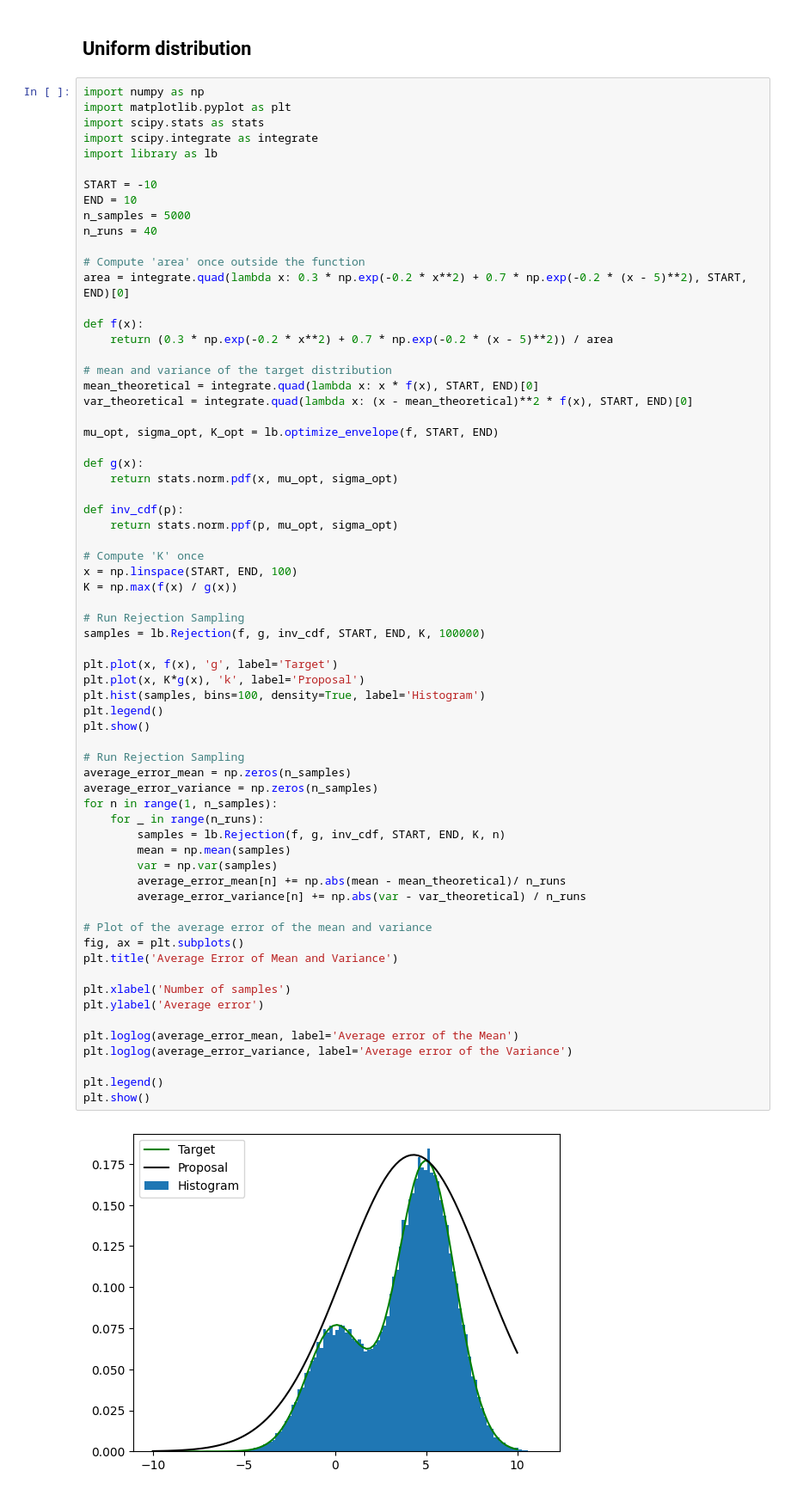
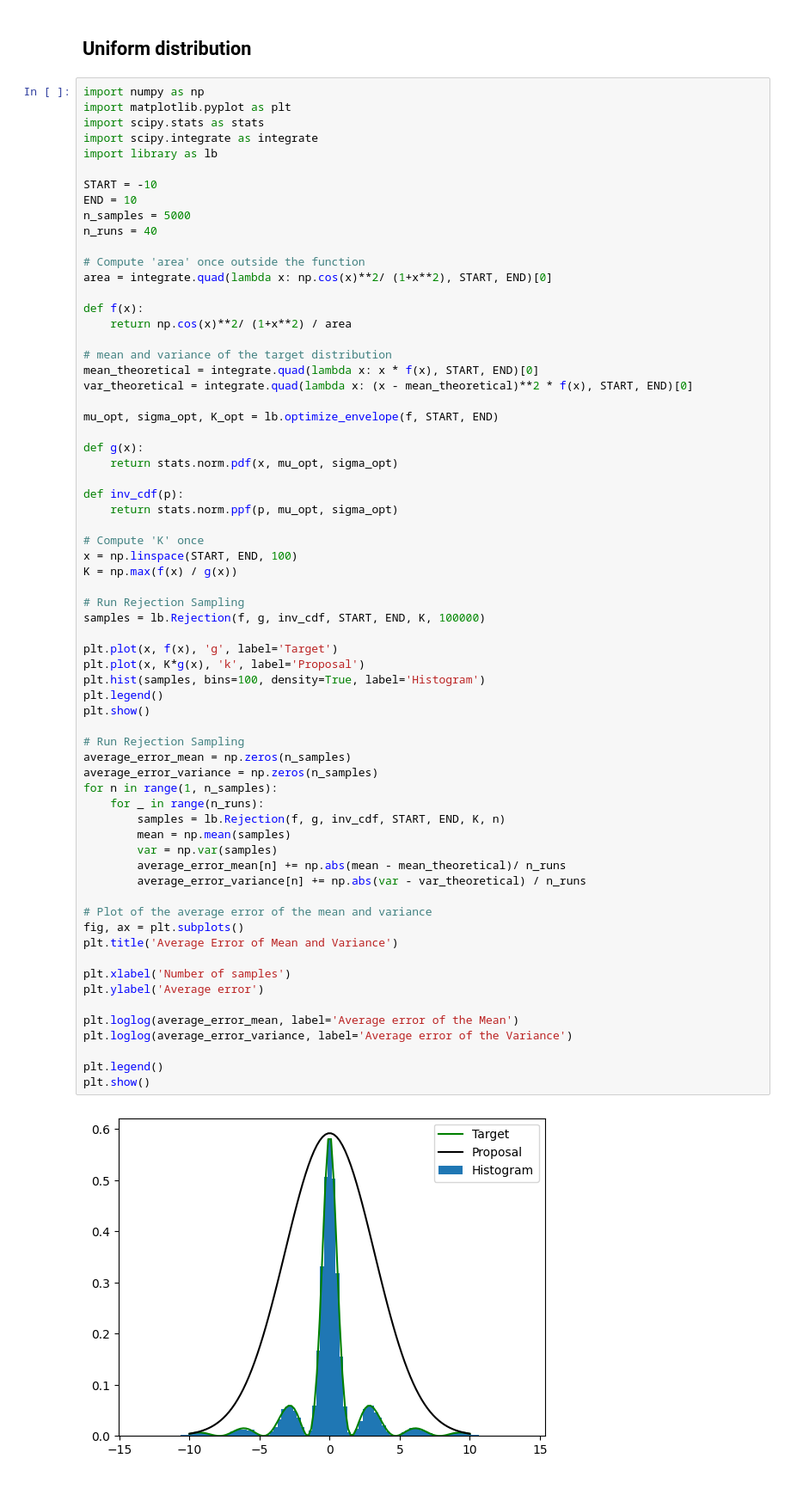
Before and after one commit to AlffonsoMV/PAMSProject, a Jupyter notebook: Code/Test_Aceptance.ipynb, the cells around one changed output. Shown at 86% size. Saved outputs shown, nothing was run; the diff lists cells and outputs as text.

```diff
--- a/Code/Test_Aceptance.ipynb
+++ b/Code/Test_Aceptance.ipynb
@@ -19,10 +19,10 @@ n_samples = 5000
 n_runs = 40
 
 # Compute 'area' once outside the function
-area = integrate.quad(lambda x: 0.3 * np.exp(-0.2 * x**2) + 0.7 * np.exp(-0.2 * (x - 5)**2), START, END)[0]
+area = integrate.quad(lambda x: np.cos(x)**2/ (1+x**2), START, END)[0]
 
 def f(x):
-    return (0.3 * np.exp(-0.2 * x**2) + 0.7 * np.exp(-0.2 * (x - 5)**2)) / area
+    return np.cos(x)**2/ (1+x**2) / area
 
 # mean and variance of the target distribution
 mean_theoretical = integrate.quad(lambda x: x * f(x), START, END)[0]
@@ -46,31 +46,31 @@ samples = lb.Rejection(f, g, inv_cdf, START, END, K, 100000)
 plt.plot(x, f(x), 'g', label='Target')
 plt.plot(x, K*g(x), 'k', label='Proposal')
 plt.hist(samples, bins=100, density=True, label='Histogram')
 plt.legend()
 plt.show()
 
 # Run Rejection Sampling
 average_error_mean = np.zeros(n_samples)
 average_error_variance = np.zeros(n_samples)
 for n in range(1, n_samples):
     for _ in range(n_runs):
         samples = lb.Rejection(f, g, inv_cdf, START, END, K, n)
         mean = np.mean(samples)
         var = np.var(samples)
         average_error_mean[n] += np.abs(mean - mean_theoretical)/ n_runs
         average_error_variance[n] += np.abs(var - var_theoretical) / n_runs
 
 # Plot of the average error of the mean and variance
 fig, ax = plt.subplots()
 plt.title('Average Error of Mean and Variance')
 
 plt.xlabel('Number of samples')
 plt.ylabel('Average error')
 
 plt.loglog(average_error_mean, label='Average error of the Mean')
 plt.loglog(average_error_variance, label='Average error of the Variance')
 
 plt.legend()
 plt.show()
 # %% [output]
-[figure, old version]
+[figure, new version]
```
Also changed, not shown: parts of 2 cells of this notebook, 2 other files.
